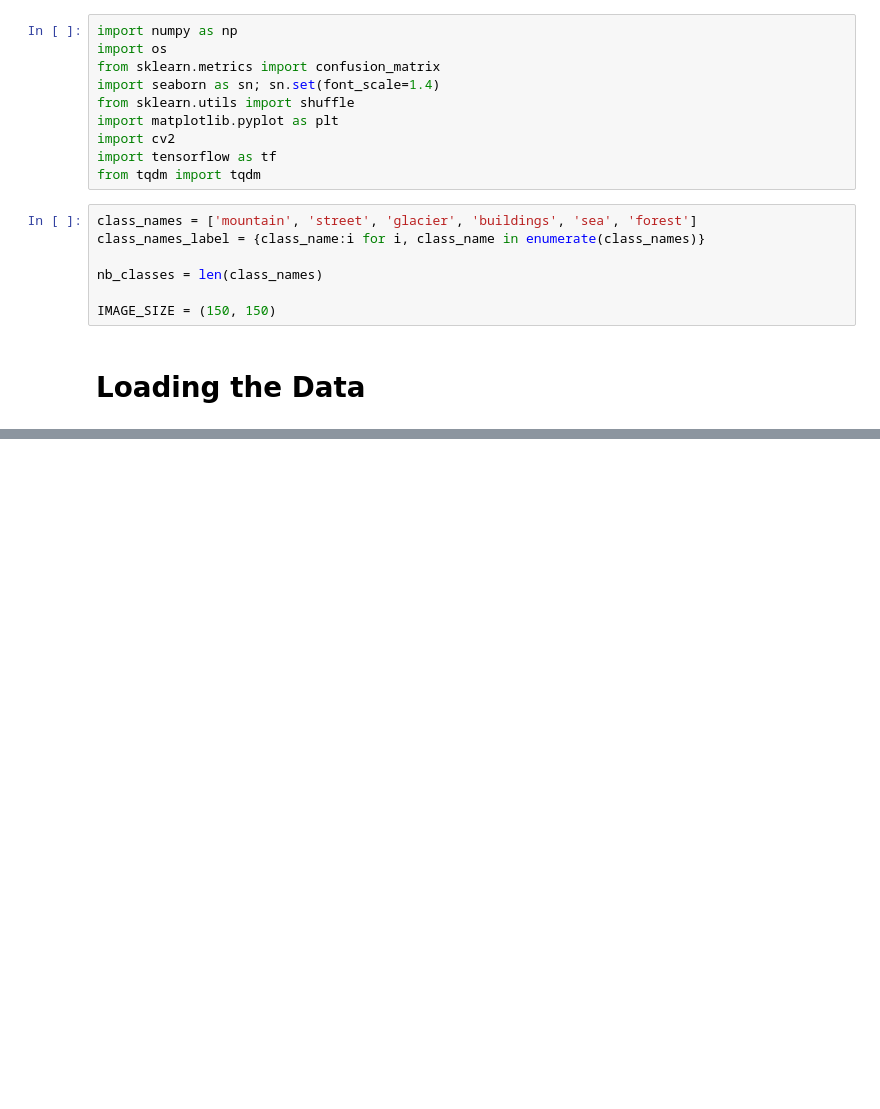
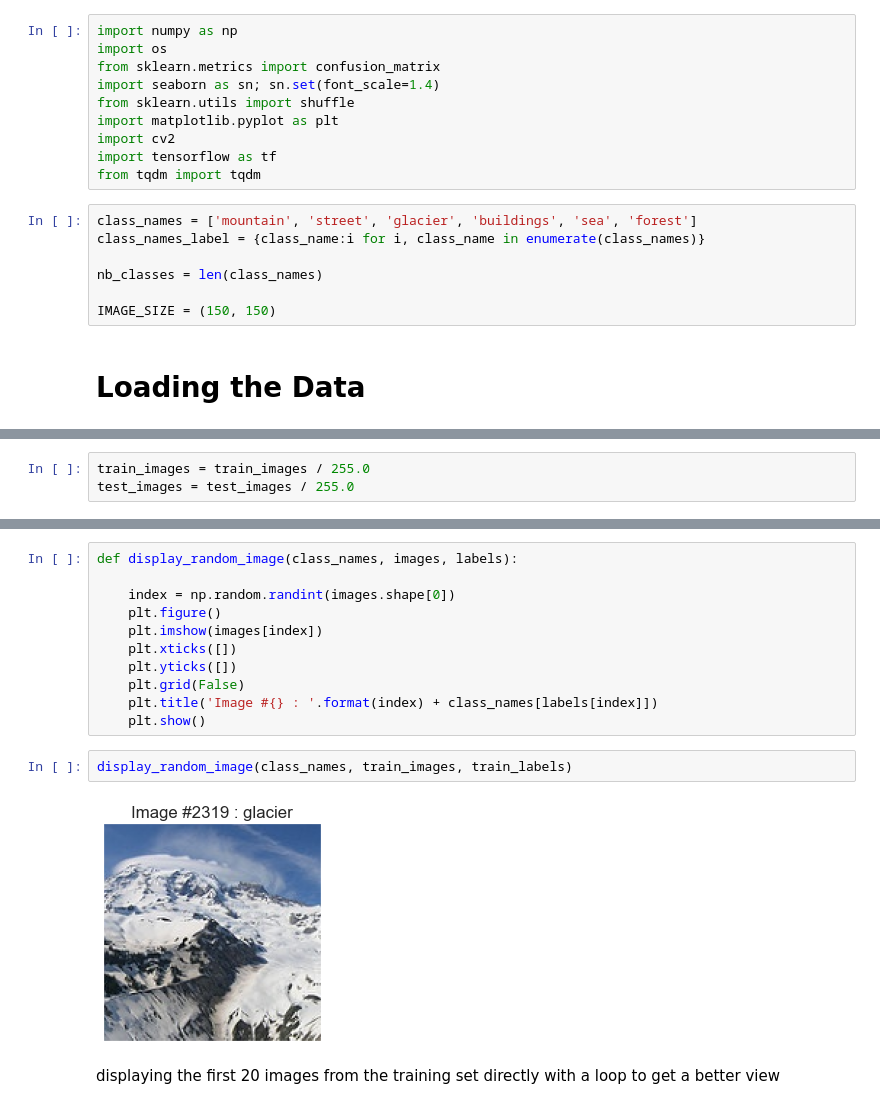
Before and after one commit to sushamasivananthan/Image-Classification-Using-CNN-Keras, a Jupyter notebook: ImageClassification.ipynb, the cells around one changed output, grey strips where cells are left out. Cells and saved outputs as stored; diff of their text form; blank space fills up the shorter version.

```diff
--- a/ImageClassification.ipynb
+++ b/ImageClassification.ipynb
@@ -58,0 +103,3 @@ def load_data():
+# %%
+train_images = train_images / 255.0
+test_images = test_images / 255.0
@@ -58,0 +108,17 @@ def load_data():
+# %%
+def display_random_image(class_names, images, labels):
+
+    index = np.random.randint(images.shape[0])
+    plt.figure()
+    plt.imshow(images[index])
+    plt.xticks([])
+    plt.yticks([])
+    plt.grid(False)
+    plt.title('Image #{} : '.format(index) + class_names[labels[index]])
+    plt.show()
+# %%
+display_random_image(class_names, train_images, train_labels)
+# %% [output]
+[figure, added]
+# %% [markdown]
+displaying the first 20 images from the training set directly with a loop to get a better view
```
Also changed, not shown: parts of 11 cells of this notebook.
